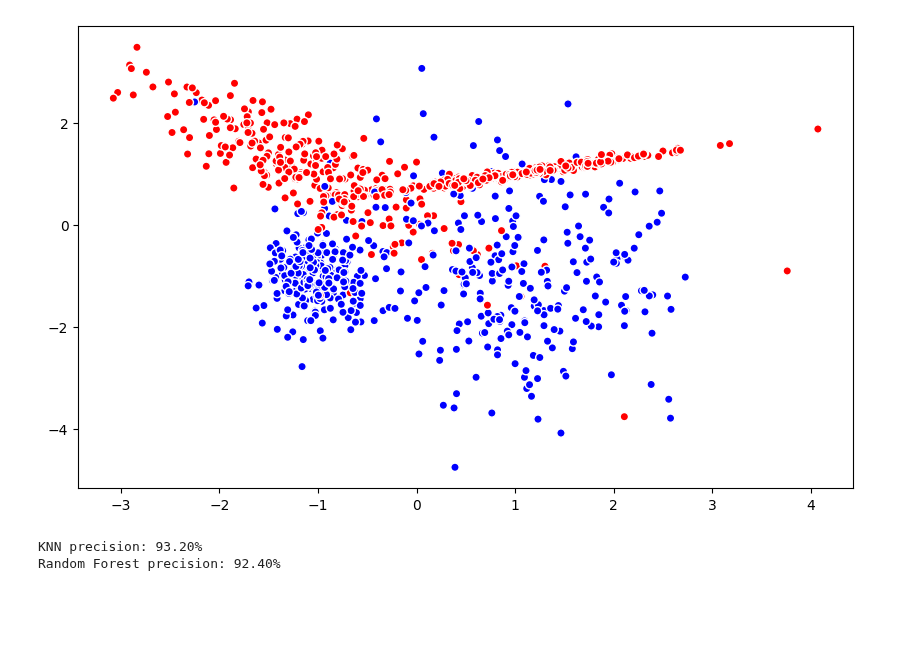
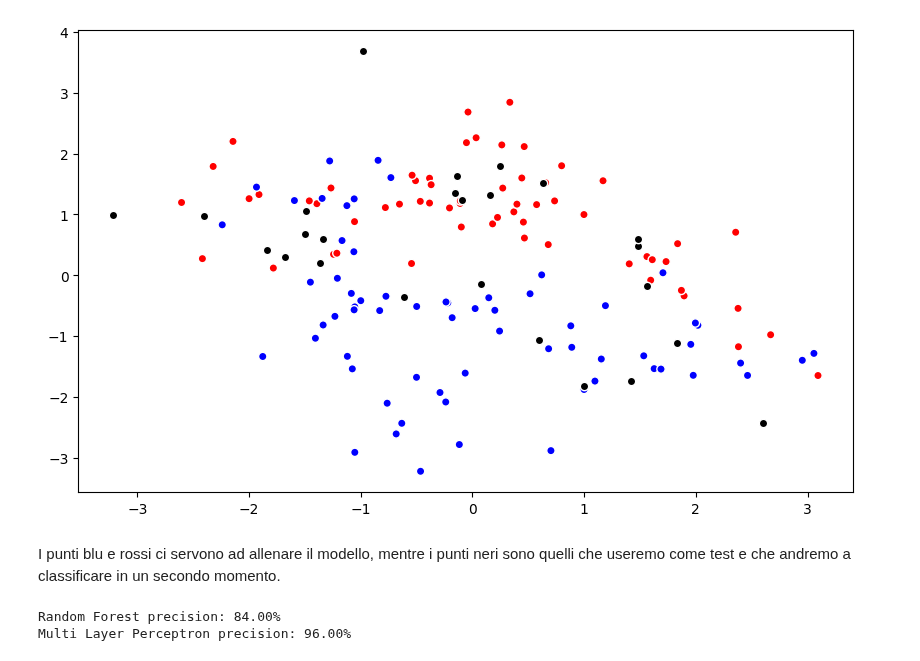
Before and after one commit to FedericoBustaffa/thesis, a Jupyter notebook: src/explain_classifier.ipynb, the cells around one changed output. Cells and saved outputs as stored; diff of their text form; code cells hidden in the pictures; blank space fills up the shorter version.

```diff
--- a/src/explain_classifier.ipynb
+++ b/src/explain_classifier.ipynb
@@ -115,41 +16,45 @@ il procedimento per ognuna di esse.
 # %%
 from sklearn.datasets import make_classification
+from sklearn.model_selection import train_test_split
 import matplotlib.pyplot as plt
 
 
 X, y = make_classification(
-    n_samples=1000,
+    n_samples=150,
     n_features=2,
     n_informative=2,
     n_redundant=0,
     n_repeated=0,
     n_classes=2,
     shuffle=False,
 )
 
+X_train, X_test, y_train, y_test = train_test_split(X, y, test_size=25, train_size=125)
 
 plt.figure(figsize=(10, 6))
-plt.scatter(X.T[0], X.T[1], c=y.T, cmap=plt.get_cmap("bwr"), ec="w")
+plt.scatter(X_train.T[0], X_train.T[1], c=y_train.T, cmap=plt.get_cmap("bwr"), ec="w")
+plt.scatter(X_test.T[0], X_test.T[1], c="k", ec="w")
 plt.show()
 # %% [output]
-[figure, old version]
+[figure, new version]
+# %% [markdown]
+I punti blu e rossi ci servono ad allenare il modello, mentre i punti neri
+sono quelli che useremo come test e che andremo a classificare in un secondo
+momento.
 # %%
-from sklearn.model_selection import train_test_split
-from sklearn.neighbors import KNeighborsClassifier
 from sklearn.ensemble import RandomForestClassifier
-
-X_train, X_test, y_train, y_test = train_test_split(X, y, test_size=250, train_size=750)
-
-classifier = KNeighborsClassifier()
-classifier.fit(X_train, y_train)
-res = classifier.predict(X_test) == y_test
-print(f"KNN precision: {res.sum() / len(y_test) * 100.0:.2f}%")
+from sklearn.neural_network import MLPClassifier
 
 
 classifier = RandomForestClassifier()
 classifier.fit(X_train, y_train)
 res = classifier.predict(X_test) == y_test
 print(f"Random Forest precision: {res.sum() / len(y_test) * 100.0:.2f}%")
+
+classifier = MLPClassifier(max_iter=1000)
+classifier.fit(X_train, y_train)
+res = classifier.predict(X_test) == y_test
+print(f"Multi Layer Perceptron precision: {res.sum() / len(y_test) * 100.0:.2f}%")
 # %% [output]
-KNN precision: 93.20%
-Random Forest precision: 92.40%
+Random Forest precision: 84.00%
+Multi Layer Perceptron precision: 96.00%
```
Also changed, not shown: parts of 2 cells of this notebook.
